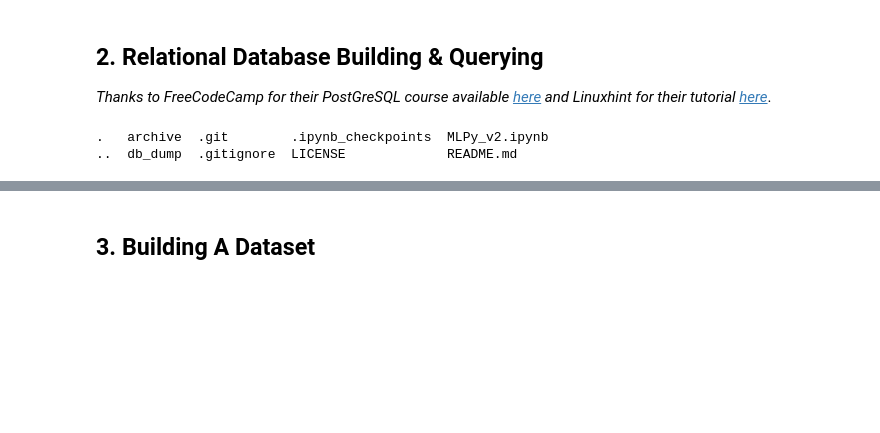
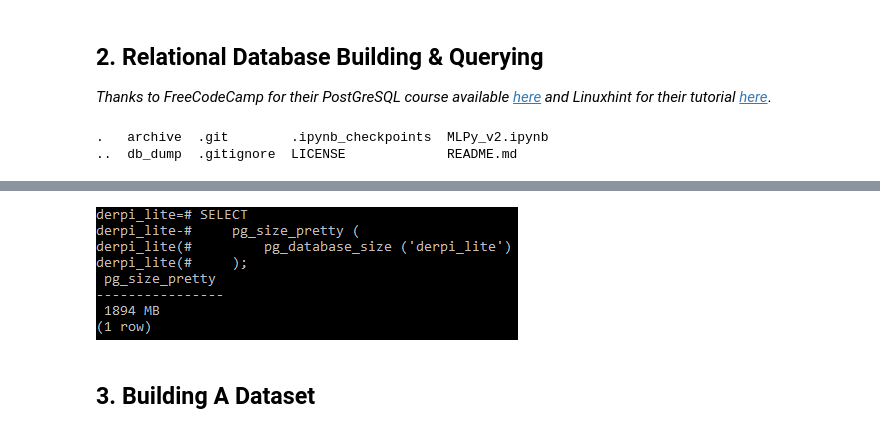
Before and after one commit to LMquentinLR/MLpy, a Jupyter notebook: MLPy_v2.ipynb, the cells around one changed output, grey strips where cells are left out. Drawn from its saved outputs; the diff is of its cells as text; code cells hidden in the pictures; blank space fills up the shorter version.

```diff
--- a/MLPy_v2.ipynb
+++ b/MLPy_v2.ipynb
@@ -96,3 +103,7 @@ SELECT image_format, COUNT(*) FROM images GROUP BY image_format HAVING COUNT(*)
+# %%
+Image("pictures/derpibooru_db3.png") #as at 2020-10-13
+# %% [output]
+[figure, added]
 # %% [markdown]
 ## 3. Building A Dataset
 # %% [markdown]
```
Also changed, not shown: parts of 9 cells of this notebook, 3 other files.
